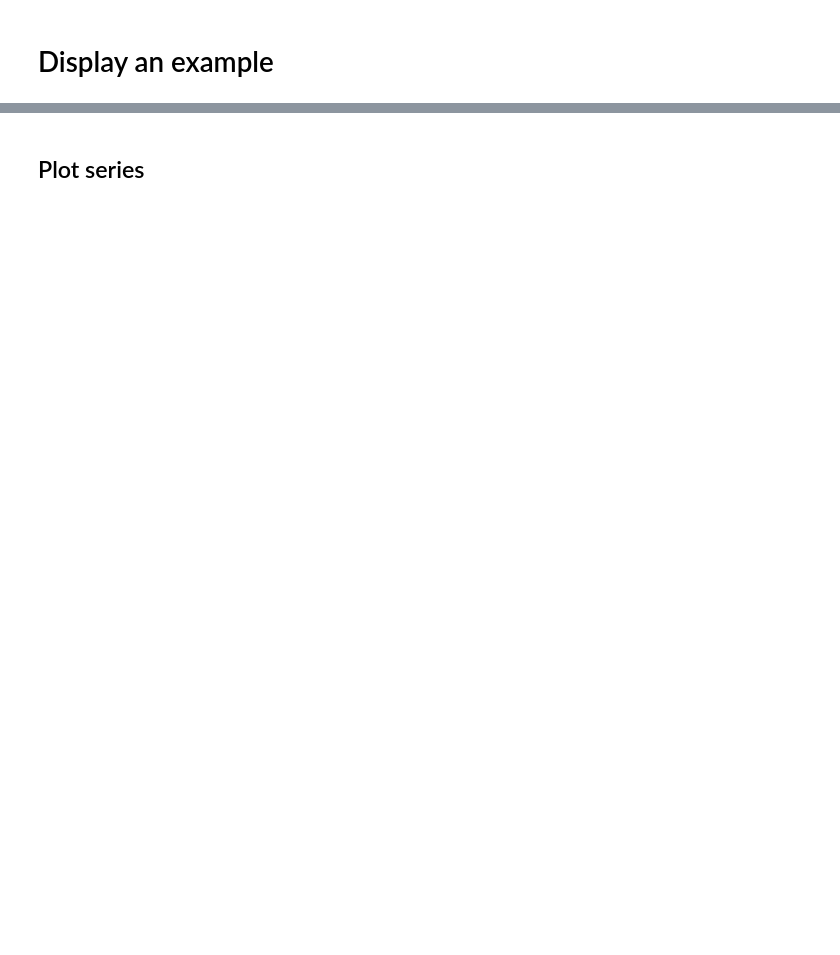
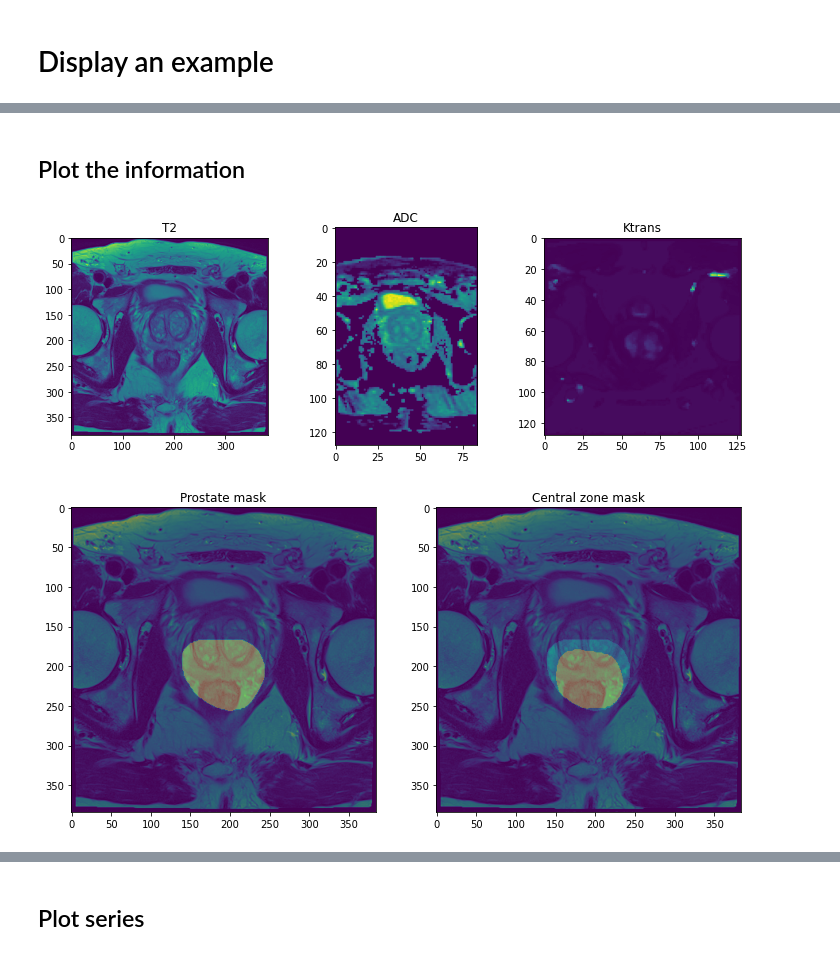
Before and after one commit to pereaanamaria/prostate_cancer_classifier, a Jupyter notebook: Visualize data.ipynb, the cells around one changed output, grey strips where cells are left out. Drawn from its saved outputs; the diff is of its cells as text; code cells hidden in the pictures; blank space fills up the shorter version.

```diff
--- a/Visualize data.ipynb
+++ b/Visualize data.ipynb
@@ -48,10 +37,16 @@ def get_patient_data(patient_id, labels):
         if prox_id == patient_id:
             patient_data['ProxID'] = labels.ProxID.iloc[c]
             patient_data['ClinSig'] = labels.ClinSig.iloc[c]
+            patient_data['fid'] = labels.fid.iloc[c]
+            patient_data['pos'] = labels.pos.iloc[c]
+            patient_data['zone'] = labels.zone.iloc[c]
+            patient_data['spacing'] = labels.spacing.iloc[c]
+            patient_data['slices'] = labels.slices.iloc[c]
             patient_data['T2'] = labels.T2.iloc[c]
             patient_data['ADC'] = labels.ADC.iloc[c]
             patient_data['KTrans'] = labels.KTrans.iloc[c]
     return patient_data
 
+
 def get_patientID(filename):
     return filename[:14]
@@ -131,0 +145,24 @@ Mask: (21, 384, 384)
+# %% [markdown]
+## Plot the information
+# %%
+fig1, (ax1, ax2, ax3) = plt.subplots(1, 3, figsize = (12, 4))
+ax1.imshow(ndi.rotate(t2_image[:, :, t2_image.shape[2]//2], 90))
+ax1.set_title('T2');
+
+ax2.imshow(ndi.rotate(adc_image[:, :, adc_image.shape[2]//2], 90))
+ax2.set_title('ADC');
+
+ax3.imshow(ndi.rotate(ktrans_image[:, :, ktrans_image.shape[2]//2], 90))
+ax3.set_title('Ktrans');
+
+fig2, (ax4, ax5) = plt.subplots(1, 2, figsize = (12, 6))
+ax4.imshow(ndi.rotate(t2_image[:, :, t2_image.shape[2]//2], 90))
+ax4.imshow(ndi.rotate(mask[:, :, mask.shape[2]//2], 90), alpha=0.35)
+ax4.set_title('Prostate mask');
+
+ax5.imshow(ndi.rotate(t2_image[:, :, t2_image.shape[2]//2], 90))
+ax5.imshow(ndi.rotate(cz_mask[:, :, cz_mask.shape[2]//2], 90), alpha=0.35)
+ax5.set_title('Central zone mask');
+# %% [output]
+[figure, added]
+[figure, added]
```
Also changed, not shown: parts of 14 cells of this notebook, 3 other files.
